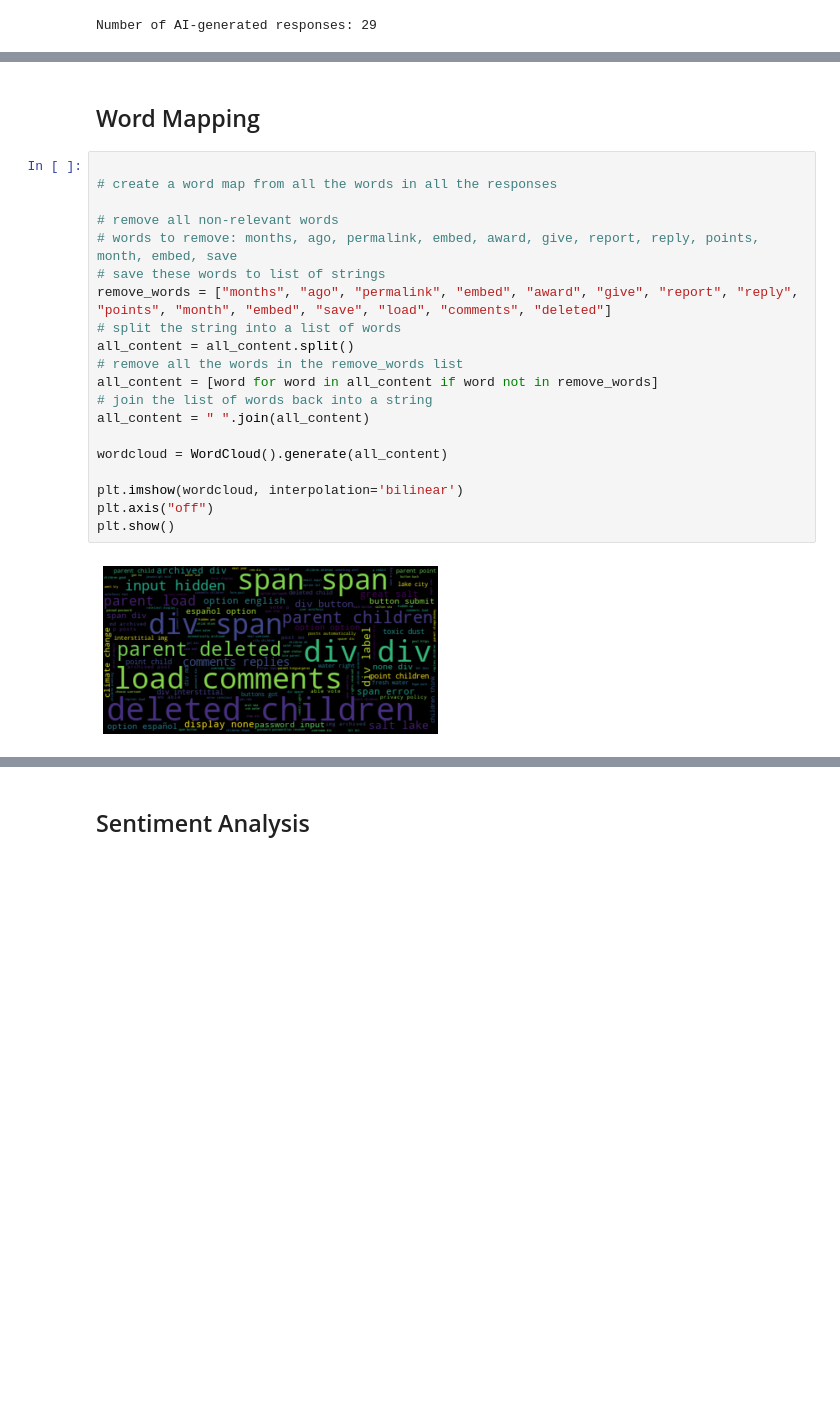
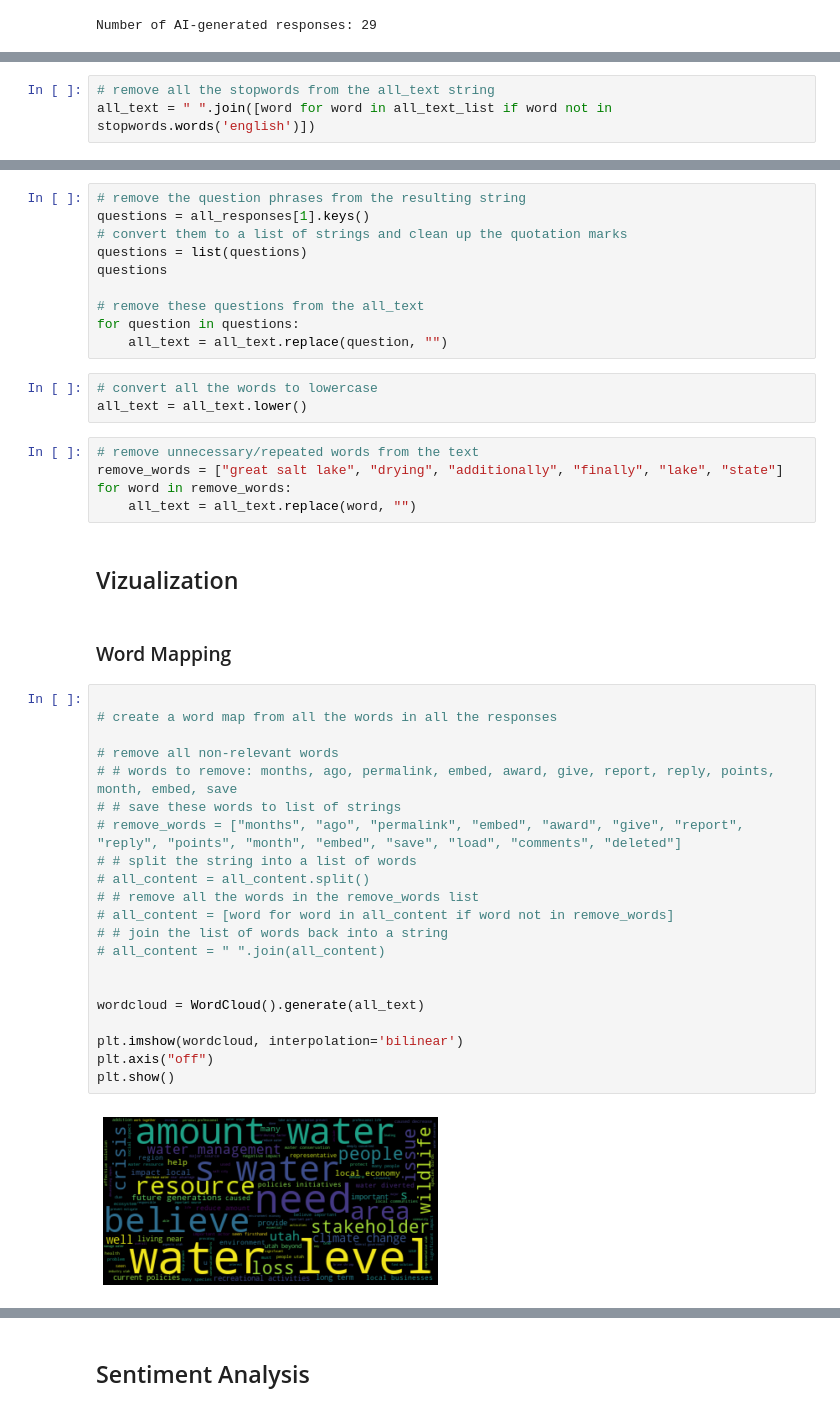
Before and after one commit to jerhadf/GreatSaltLakeCrisisAnalysis, a Jupyter notebook: viz_airesponses.ipynb, the cells around one changed output, grey strips where cells are left out. Cells and saved outputs as stored; diff of their text form; blank space fills up the shorter version.

Commit message:
More visualizaitons

```diff
--- a/viz_airesponses.ipynb
+++ b/viz_airesponses.ipynb
@@ -118,0 +292,3 @@ with open("data/all_web_content.txt", "r") as file:
+# %%
+# remove all the stopwords from the all_text string
+all_text = " ".join([word for word in all_text_list if word not in stopwords.words('english')])
@@ -119,25 +299,46 @@ with open("data/all_web_content.txt", "r") as file:
+# %%
+# remove the question phrases from the resulting string
+questions = all_responses[1].keys()
+# convert them to a list of strings and clean up the quotation marks
+questions = list(questions)
+questions
+
+# remove these questions from the all_text
+for question in questions:
+    all_text = all_text.replace(question, "")
+# %%
+# convert all the words to lowercase
+all_text = all_text.lower()
+# %%
+# remove unnecessary/repeated words from the text
+remove_words = ["great salt lake", "drying", "additionally", "finally", "lake", "state"]
+for word in remove_words:
+    all_text = all_text.replace(word, "")
+# %% [markdown]
+## Vizualization
 # %% [markdown]
-## Word Mapping
+ ### Word Mapping
 # %%
 
 # create a word map from all the words in all the responses
 
 # remove all non-relevant words
-# words to remove: months, ago, permalink, embed, award, give, report, reply, points, month, embed, save
-# save these words to list of strings
-remove_words = ["months", "ago", "permalink", "embed", "award", "give", "report", "reply", "points", "month", "embed", "save", "load", "comments", "deleted"]
-# split the string into a list of words
-all_content = all_content.split()
-# remove all the words in the remove_words list
-all_content = [word for word in all_content if word not in remove_words]
-# join the list of words back into a string
-all_content = " ".join(all_content)
+# # words to remove: months, ago, permalink, embed, award, give, report, reply, points, month, embed, save
+# # save these words to list of strings
+# remove_words = ["months", "ago", "permalink", "embed", "award", "give", "report", "reply", "points", "month", "embed", "save", "load", "comments", "deleted"]
+# # split the string into a list of words
+# all_content = all_content.split()
+# # remove all the words in the remove_words list
+# all_content = [word for word in all_content if word not in remove_words]
+# # join the list of words back into a string
+# all_content = " ".join(all_content)
 
-wordcloud = WordCloud().generate(all_content)
+
+wordcloud = WordCloud().generate(all_text)
 
 plt.imshow(wordcloud, interpolation='bilinear')
 plt.axis("off")
 plt.show()
 # %% [output]
-[figure, old version]
+[figure, new version]
 # %% [markdown]
```
Also changed, not shown: parts of 45 cells of this notebook, 7 other files.
